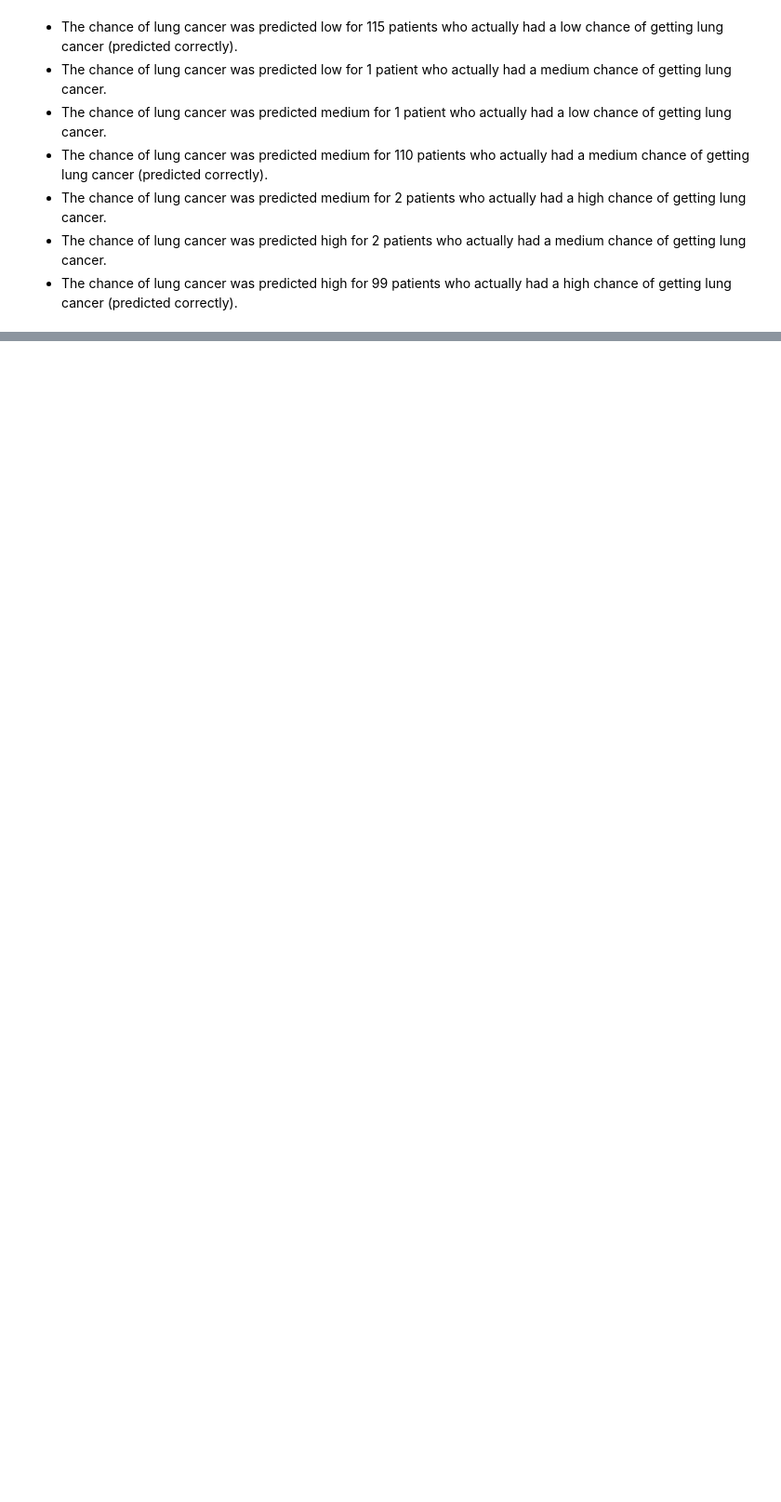
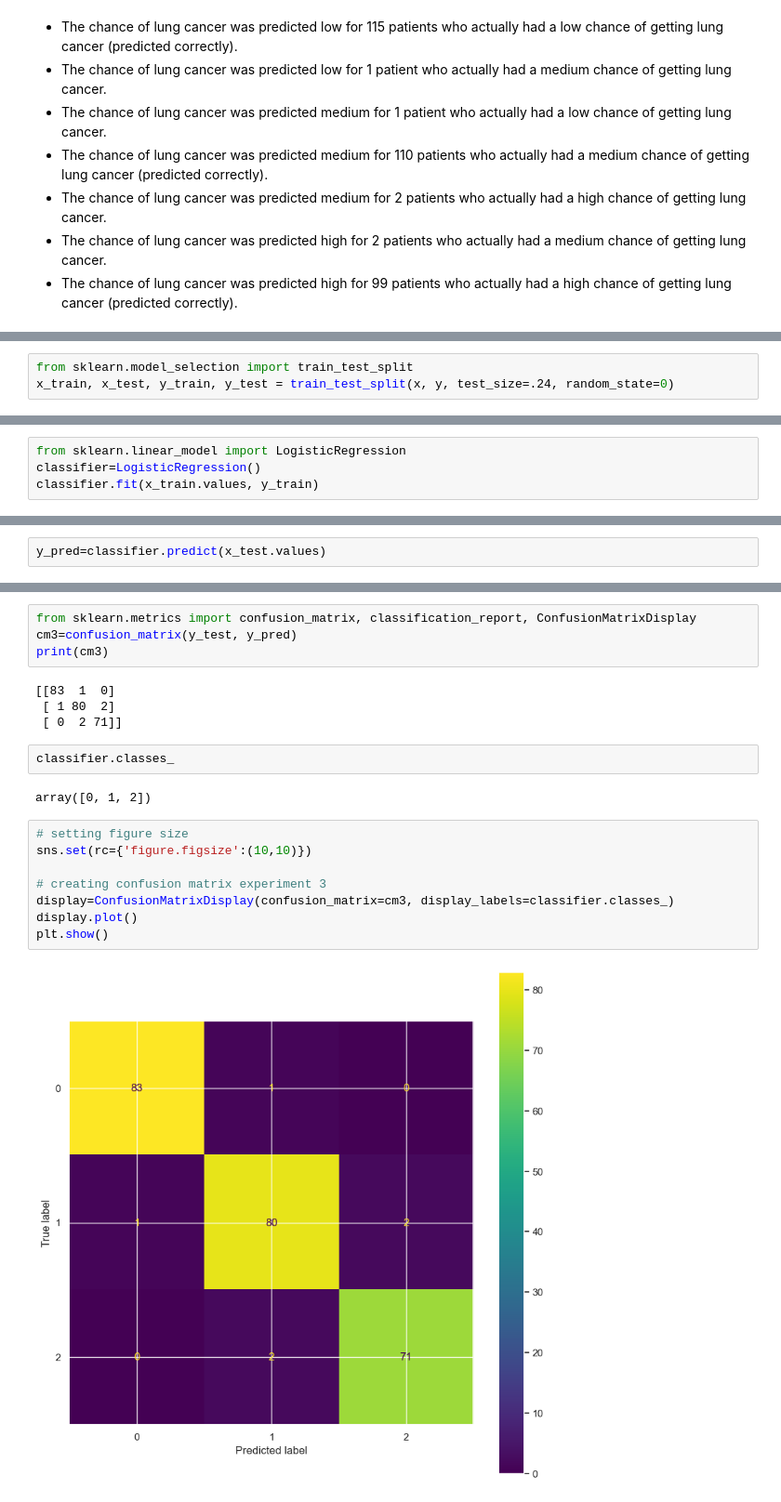
Before and after one commit to Graviton12/DS160_Final_Project_SZM, a Jupyter notebook: DS 160 Final Project SZM.ipynb, the cells around one changed output, grey strips where cells are left out. Shown at 93% size. Cells and saved outputs as stored; diff of their text form; blank space fills up the shorter version.

```diff
--- a/DS 160 Final Project SZM.ipynb
+++ b/DS 160 Final Project SZM.ipynb
@@ -646,0 +708,3 @@ plt.show()
+# %%
+from sklearn.model_selection import train_test_split
+x_train, x_test, y_train, y_test = train_test_split(x, y, test_size=.24, random_state=0)
@@ -646,0 +713,4 @@ plt.show()
+# %%
+from sklearn.linear_model import LogisticRegression
+classifier=LogisticRegression()
+classifier.fit(x_train.values, y_train)
@@ -646,0 +721,2 @@ plt.show()
+# %%
+y_pred=classifier.predict(x_test.values)
@@ -646,0 +735,22 @@ plt.show()
+# %%
+from sklearn.metrics import confusion_matrix, classification_report, ConfusionMatrixDisplay
+cm3=confusion_matrix(y_test, y_pred)
+print(cm3)
+# %% [output]
+[[83  1  0]
+ [ 1 80  2]
+ [ 0  2 71]]
+# %%
+classifier.classes_
+# %% [output]
+array([0, 1, 2])
+# %%
+# setting figure size
+sns.set(rc={'figure.figsize':(10,10)})
+
+# creating confusion matrix experiment 3
+display=ConfusionMatrixDisplay(confusion_matrix=cm3, display_labels=classifier.classes_)
+display.plot()
+plt.show()
+# %% [output]
+[figure, added]
```
Also changed, not shown: parts of 31 cells of this notebook.
